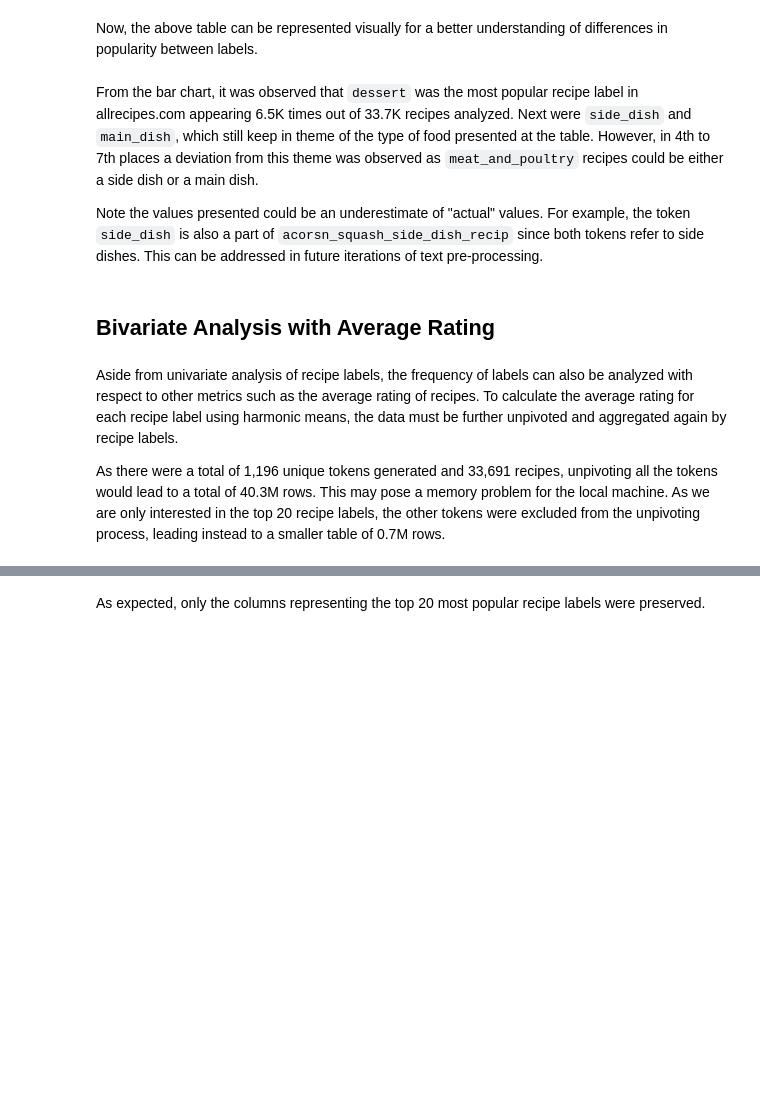
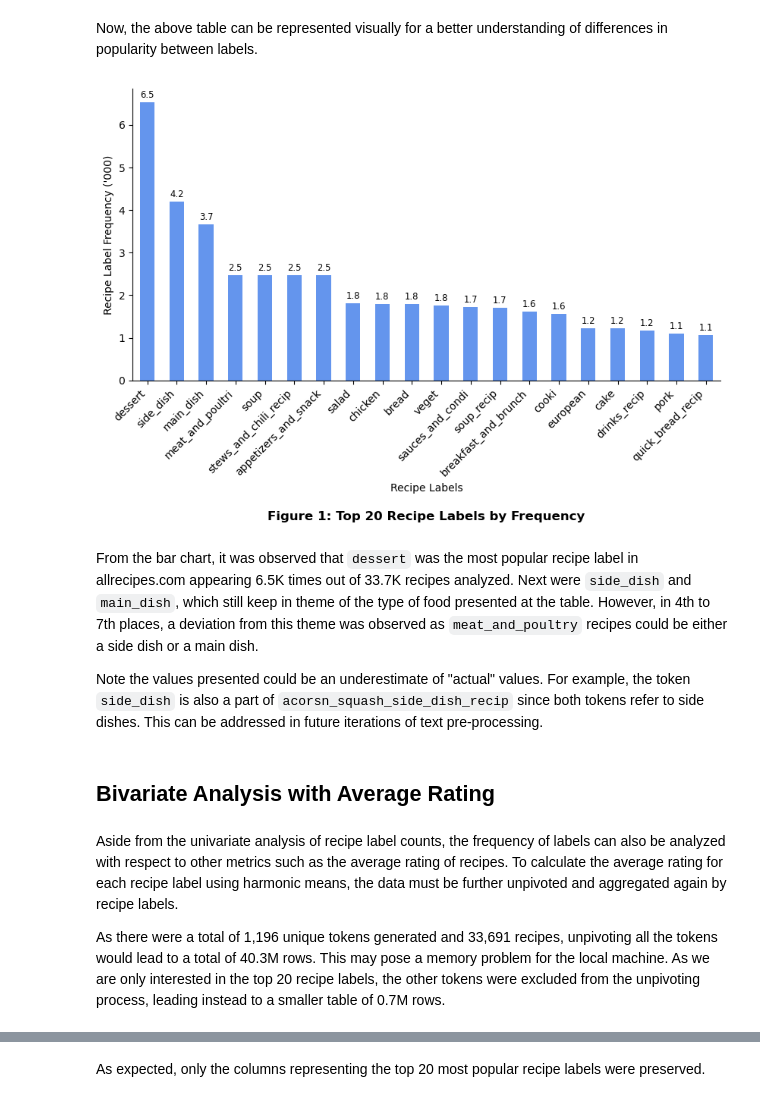
Before and after one commit to andrewyewcy/recipe_classifier, a Jupyter notebook: 21_notebooks/021_recipe_labels_analysis_count_vectorizer.ipynb, the cells around one changed output, grey strips where cells are left out. Saved outputs shown, nothing was run; the diff lists cells and outputs as text; code cells hidden in the pictures; blank space fills up the shorter version.

Commit message:
Reorganized folders for standardization across other repos

```diff
--- a/dev/2023-09-15-text-analysis-with-count-vectorizer.ipynb
+++ b/21_notebooks/021_recipe_labels_analysis_count_vectorizer.ipynb
@@ -731,42 +801,44 @@ vertical_offset = plot_series.mean() * 0.05
 
 # Define value to place on top of each bar
 for xtick in ax.get_xticks():
     ax.text(
         x = xtick,
         y = plot_series[xtick] + vertical_offset,
         s = "{:.1f}".format(round(plot_series[xtick],2)),
         horizontalalignment = "center",
         size = "small",
         color = "black"
     )
 
 # Settings to keep axis tidy
 plt.xticks(rotation = 45, ha = "right")
 plt.xlabel("Recipe Labels")
 plt.ylabel("Recipe Label Frequency ('000)")
 sns.despine()
 
 # Add title
 title = "Figure 1: Top 20 Recipe Labels by Frequency"
 plt.title(f"{title}", y = -0.5, size = 12, fontweight = "bold")
 
 # Save the figure in assets folder
-image_file_name = f"../assets/images/{time.strftime('%Y%m%d-%H%M')}_{title}.png"
+image_file_name = f"../22_assets/images/{time.strftime('%Y%m%d-%H%M')}_{title}.png"
 fig.savefig(
     fname = image_file_name,
     dpi = 300,
     format = "png",
     bbox_inches = "tight")
 
 plt.show()
+# %% [output]
+[figure, added]
 # %% [markdown]
-From the bar chart, it was observed that `dessert` was the most popular recipe label in allrecipes.com appearing 6.5K times out of 33.7K recipes analyzed. Next were `side_dish` and `main_dish`, which still keep in theme of the type of food presented at the table. However, in 4th to 7th places a deviation from this theme was observed as `meat_and_poultry` recipes could be either a side dish or a main dish.
+From the bar chart, it was observed that `dessert` was the most popular recipe label in allrecipes.com appearing 6.5K times out of 33.7K recipes analyzed. Next were `side_dish` and `main_dish`, which still keep in theme of the type of food presented at the table. However, in 4th to 7th places, a deviation from this theme was observed as `meat_and_poultry` recipes could be either a side dish or a main dish.
 
 Note the values presented could be an underestimate of "actual" values. For example, the token `side_dish` is also a part of `acorsn_squash_side_dish_recip` since both tokens refer to side dishes. This can be addressed in future iterations of text pre-processing.
 # %% [markdown]
 ## Bivariate Analysis with Average Rating
 # %% [markdown]
-Aside from univariate analysis of recipe labels, the frequency of labels can also be analyzed with respect to other metrics such as the average rating of recipes. To calculate the average rating for each recipe label using harmonic means, the data must be further unpivoted and aggregated again by recipe labels.
+Aside from the univariate analysis of recipe label counts, the frequency of labels can also be analyzed with respect to other metrics such as the average rating of recipes. To calculate the average rating for each recipe label using harmonic means, the data must be further unpivoted and aggregated again by recipe labels.
 
 As there were a total of 1,196 unique tokens generated and 33,691 recipes, unpivoting all the tokens would lead to a total of 40.3M rows. This may pose a memory problem for the local machine. As we are only interested in the top 20 recipe labels, the other tokens were excluded from the unpivoting process, leading instead to a smaller table of 0.7M rows.
 # %%
```
Also changed, not shown: parts of 40 cells of this notebook, 43 other files.
